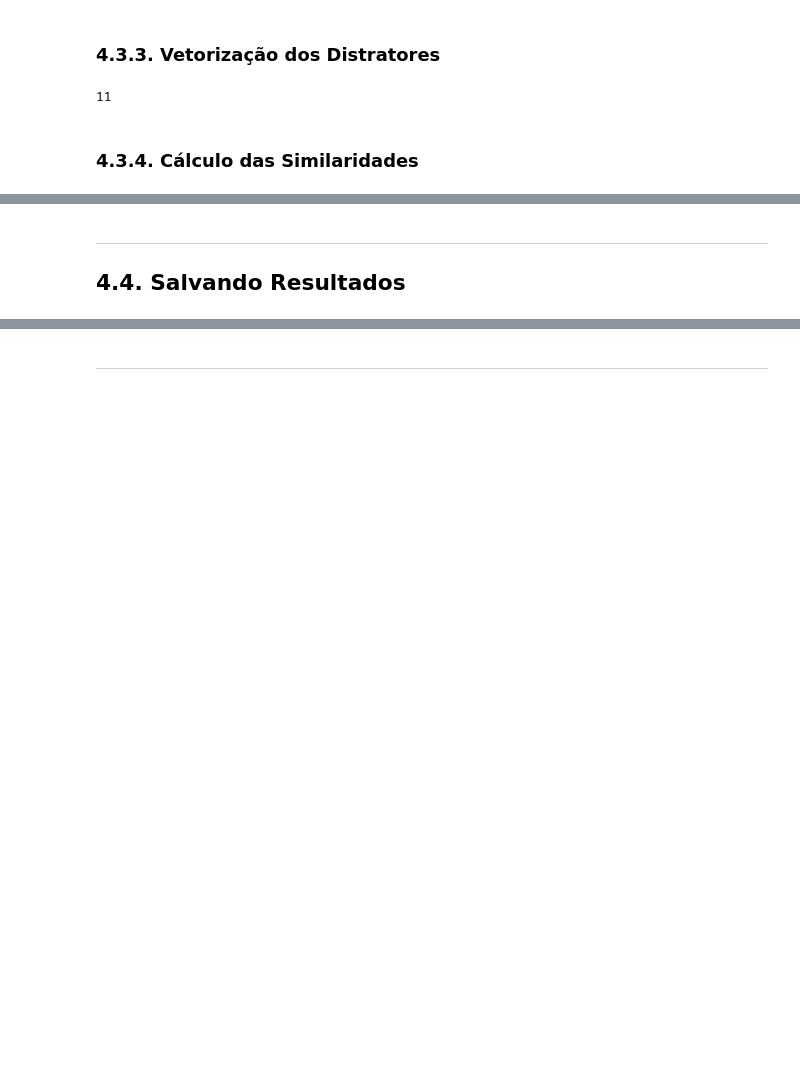
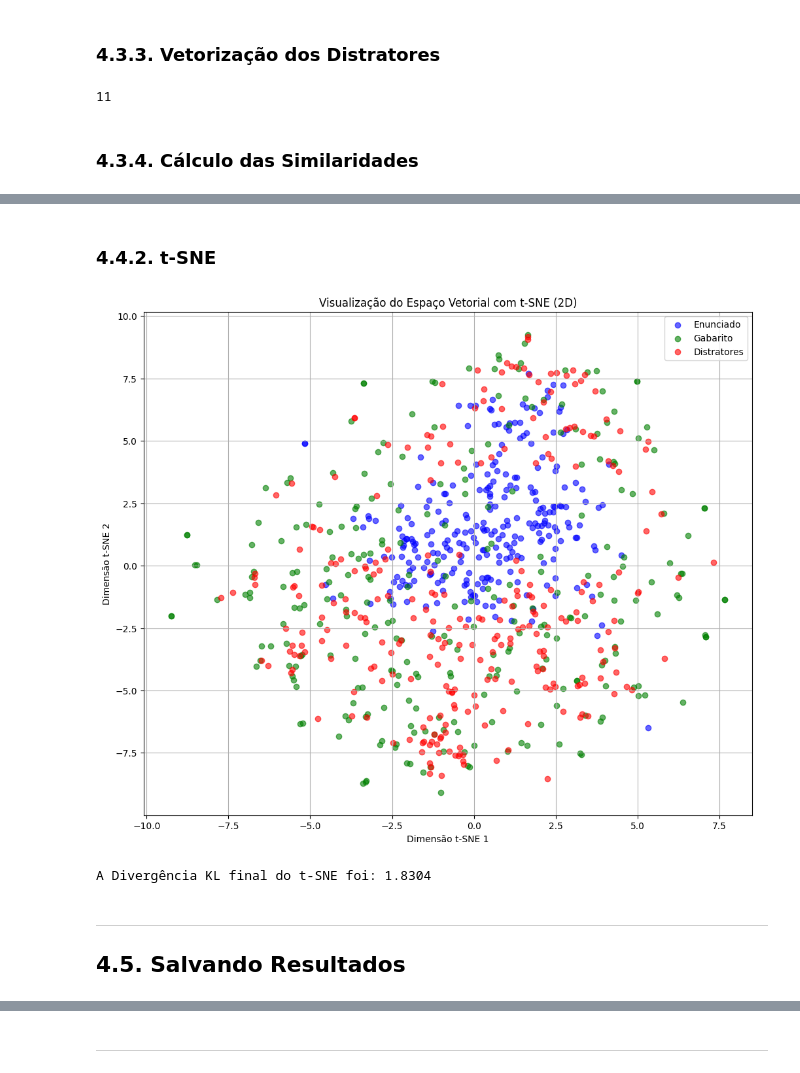
Before and after one commit to ciziks/enem-embbedings-social-questions, a Jupyter notebook: notebooks/4. Tokenização.ipynb, the cells around one changed output, grey strips where cells are left out. Drawn from its saved outputs; the diff is of its cells as text; code cells hidden in the pictures; blank space fills up the shorter version.

```diff
--- a/notebooks/4. Tokenização.ipynb
+++ b/notebooks/4. Tokenização.ipynb
@@ -309,7 +421,55 @@ enem_df[
+# %% [markdown]
+### 4.4.2. t-SNE
+# %%
+# Aplicando t-SNE para redução de dimensionalidade
+tsne = TSNE(n_components=2, perplexity=30, random_state=42, max_iter=300)
+tsne_results = tsne.fit_transform(all_vectors)
+n = len(enem_df)
+
+plt.figure(figsize=(12, 10))
+
+# Plotando Enunciados
+plt.scatter(
+    tsne_results[:n, 0], tsne_results[:n, 1], c="blue", label="Enunciado", alpha=0.6
+)
+
+# Plotando Gabaritos
+plt.scatter(
+    tsne_results[n : 2 * n, 0],
+    tsne_results[n : 2 * n, 1],
+    c="green",
+    label="Gabarito",
+    alpha=0.6,
+)
+
+# Plotando Distratores
+plt.scatter(
+    tsne_results[2 * n :, 0],
+    tsne_results[2 * n :, 1],
+    c="red",
+    label="Distratores",
+    alpha=0.6,
+)
+
+plt.title("Visualização do Espaço Vetorial com t-SNE (2D)")
+plt.xlabel("Dimensão t-SNE 1")
+plt.ylabel("Dimensão t-SNE 2")
+plt.legend()
+plt.grid(True)
+plt.show()
+# %% [output]
+[figure, added]
+# %%
+# Diverrgência KL do t-SNE
+final_kl_divergence = tsne.kl_divergence_
+
+print(f"A Divergência KL final do t-SNE foi: {final_kl_divergence:.4f}")
+# %% [output]
+A Divergência KL final do t-SNE foi: 1.8304
 # %% [markdown]
 ---
 
-## 4.4. Salvando Resultados
+## 4.5. Salvando Resultados
 # %%
 enem_df.to_pickle("../data/final/enem_data_embeddings.pkl")
 # %%
```
Also changed, not shown: parts of 9 cells of this notebook, 9 other files.
